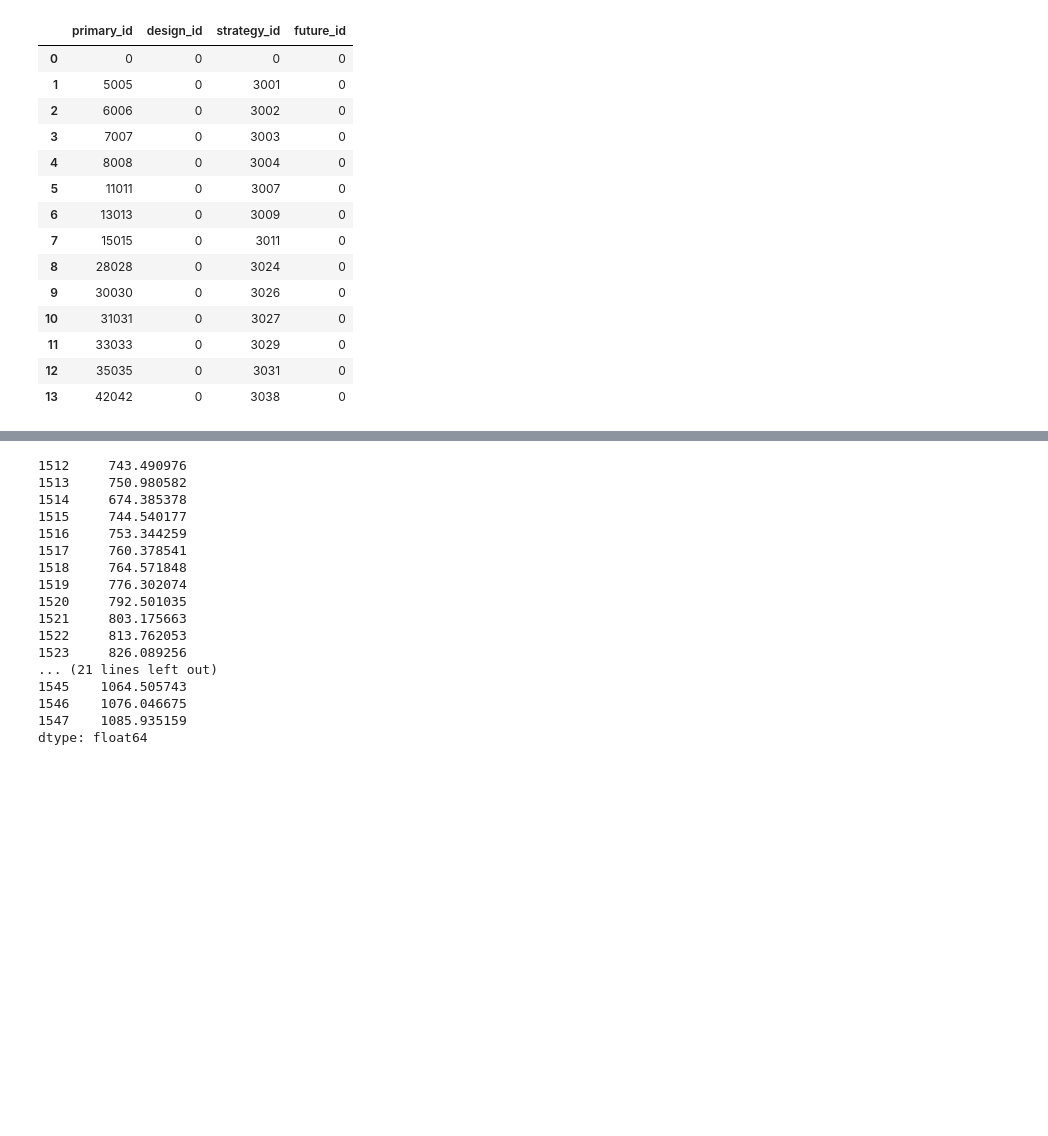
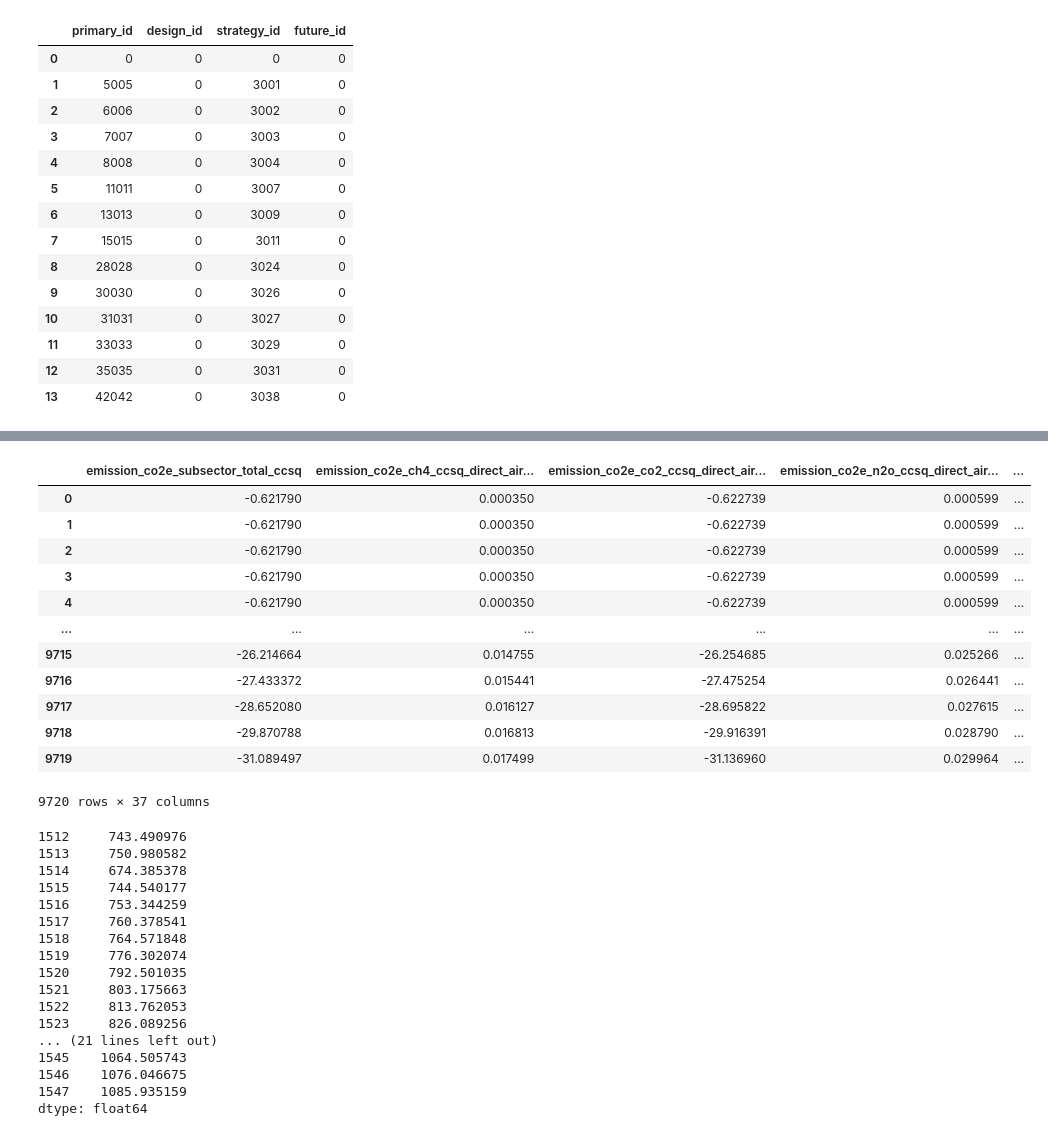
Before and after one commit to jarojasag/lac_decarbonization, a Jupyter notebook: python/sisepuede_run_testing.ipynb, the cells around one changed output, grey strips where cells are left out. Saved outputs shown, nothing was run; the diff lists cells and outputs as text; code cells hidden in the pictures; blank space fills up the shorter version.

```diff
--- a/python/sisepuede_run_testing.ipynb
+++ b/python/sisepuede_run_testing.ipynb
@@ -820,3 +940,19 @@ dfm3011
+# %%
+df_melt[[x for x in df_melt.columns if "ccsq" in x]]
+# %% [output]
+|  | emission_co2e_subsector_total_ccsq | emission_co2e_ch4_ccsq_direct_air... | emission_co2e_co2_ccsq_direct_air... | emission_co2e_n2o_ccsq_direct_air... | ... |
+| 0 | -0.621790 | 0.000350 | -0.622739 | 0.000599 | ... |
+| 1 | -0.621790 | 0.000350 | -0.622739 | 0.000599 | ... |
+| 2 | -0.621790 | 0.000350 | -0.622739 | 0.000599 | ... |
+| 3 | -0.621790 | 0.000350 | -0.622739 | 0.000599 | ... |
+| 4 | -0.621790 | 0.000350 | -0.622739 | 0.000599 | ... |
+| ... | ... | ... | ... | ... | ... |
+| 9715 | -26.214664 | 0.014755 | -26.254685 | 0.025266 | ... |
+| 9716 | -27.433372 | 0.015441 | -27.475254 | 0.026441 | ... |
+| 9717 | -28.652080 | 0.016127 | -28.695822 | 0.027615 | ... |
+| 9718 | -29.870788 | 0.016813 | -29.916391 | 0.028790 | ... |
+| 9719 | -31.089497 | 0.017499 | -31.136960 | 0.029964 | ... |
+9720 rows × 37 columns
 # %%
 df_filt[[x for x in df_filt.columns if x.startswith("emission_co2e_subsector_total")]].sum(axis = 1)
 # %% [output]
```
Also changed, not shown: parts of 23 cells of this notebook, 38 other files.
